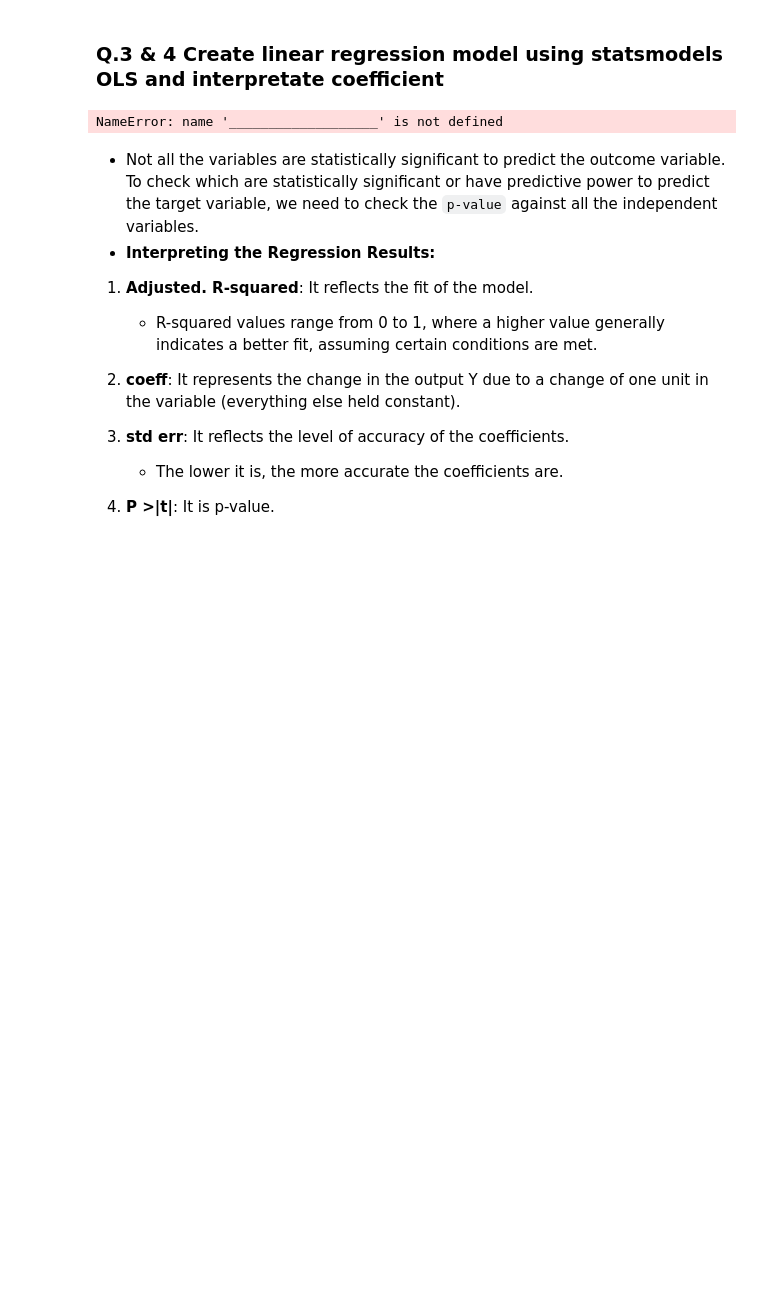
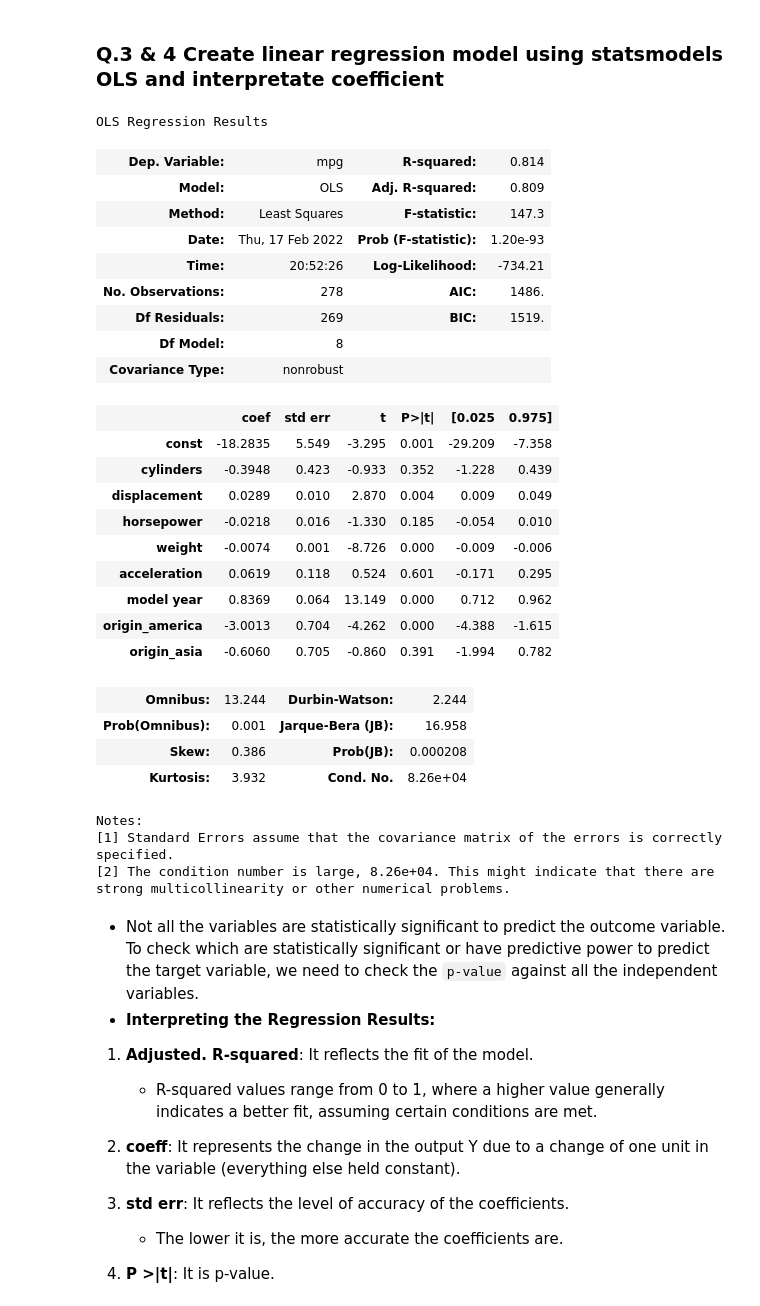
Before and after one commit to AlexHamn/auto-mpg-linear-regression, a Jupyter notebook: LinearRegression_HandsOnQuiz_Learner_Notebook.ipynb, the cells around one changed output. Drawn from its saved outputs; the diff is of its cells as text; code cells hidden in the pictures; blank space fills up the shorter version.

Commit message:
Create linear regression model using OLS

```diff
--- a/LinearRegression_HandsOnQuiz_Learner_Notebook.ipynb
+++ b/LinearRegression_HandsOnQuiz_Learner_Notebook.ipynb
@@ -197,25 +197,52 @@ X_train, X_test, y_train, y_test = train_test_split(X, y, test_size=0.30, random
 # %%
 # import libraries for building linear regression model
 #using statsmodel
 
 from statsmodels.graphics.gofplots import ProbPlot
 from statsmodels.formula.api import ols
 import statsmodels.api as sm
 
 # let's add the intercept to data
 X_train_ols = sm.add_constant(X_train)
 X_test_ols=sm.add_constant(X_test)
 
 # create the model
 
-#remove ________ and define ols model and complete the code
-model1 = ___________________
+#define ols model
+model1 = sm.OLS(endog = y_train,exog = X_train_ols).fit()
 
 # get the model summary
-#remove ________ and print summary and complete the code.
-model1.__________
+#print summary.
+model1.summary()
 # %% [output]
-NameError: name '___________________' is not defined
+OLS Regression Results
+| Dep. Variable: | mpg | R-squared: | 0.814 |
+| Model: | OLS | Adj. R-squared: | 0.809 |
+| Method: | Least Squares | F-statistic: | 147.3 |
+| Date: | Thu, 17 Feb 2022 | Prob (F-statistic): | 1.20e-93 |
+| Time: | 20:52:26 | Log-Likelihood: | -734.21 |
+| No. Observations: | 278 | AIC: | 1486. |
+| Df Residuals: | 269 | BIC: | 1519. |
+| Df Model: | 8 |  |  |
+| Covariance Type: | nonrobust |  |  |
+|  | coef | std err | t | P>|t| | [0.025 | 0.975] |
+| const | -18.2835 | 5.549 | -3.295 | 0.001 | -29.209 | -7.358 |
+| cylinders | -0.3948 | 0.423 | -0.933 | 0.352 | -1.228 | 0.439 |
+| displacement | 0.0289 | 0.010 | 2.870 | 0.004 | 0.009 | 0.049 |
+| horsepower | -0.0218 | 0.016 | -1.330 | 0.185 | -0.054 | 0.010 |
+| weight | -0.0074 | 0.001 | -8.726 | 0.000 | -0.009 | -0.006 |
+| acceleration | 0.0619 | 0.118 | 0.524 | 0.601 | -0.171 | 0.295 |
+| model year | 0.8369 | 0.064 | 13.149 | 0.000 | 0.712 | 0.962 |
+| origin_america | -3.0013 | 0.704 | -4.262 | 0.000 | -4.388 | -1.615 |
+| origin_asia | -0.6060 | 0.705 | -0.860 | 0.391 | -1.994 | 0.782 |
+| Omnibus: | 13.244 | Durbin-Watson: | 2.244 |
+| Prob(Omnibus): | 0.001 | Jarque-Bera (JB): | 16.958 |
+| Skew: | 0.386 | Prob(JB): | 0.000208 |
+| Kurtosis: | 3.932 | Cond. No. | 8.26e+04 |
+Notes:
+[1] Standard Errors assume that the covariance matrix of the errors is correctly specified.
+[2] The condition number is large, 8.26e+04. This might indicate that there are
+strong multicollinearity or other numerical problems.
 # %% [markdown]
 - Not all the variables are statistically significant to predict the outcome variable. To check which are statistically significant or have predictive power to predict the target variable, we need to check the `p-value` against all the independent variables.
 - **Interpreting the Regression Results:**
```
Also changed, not shown: parts of 2 cells of this notebook.
